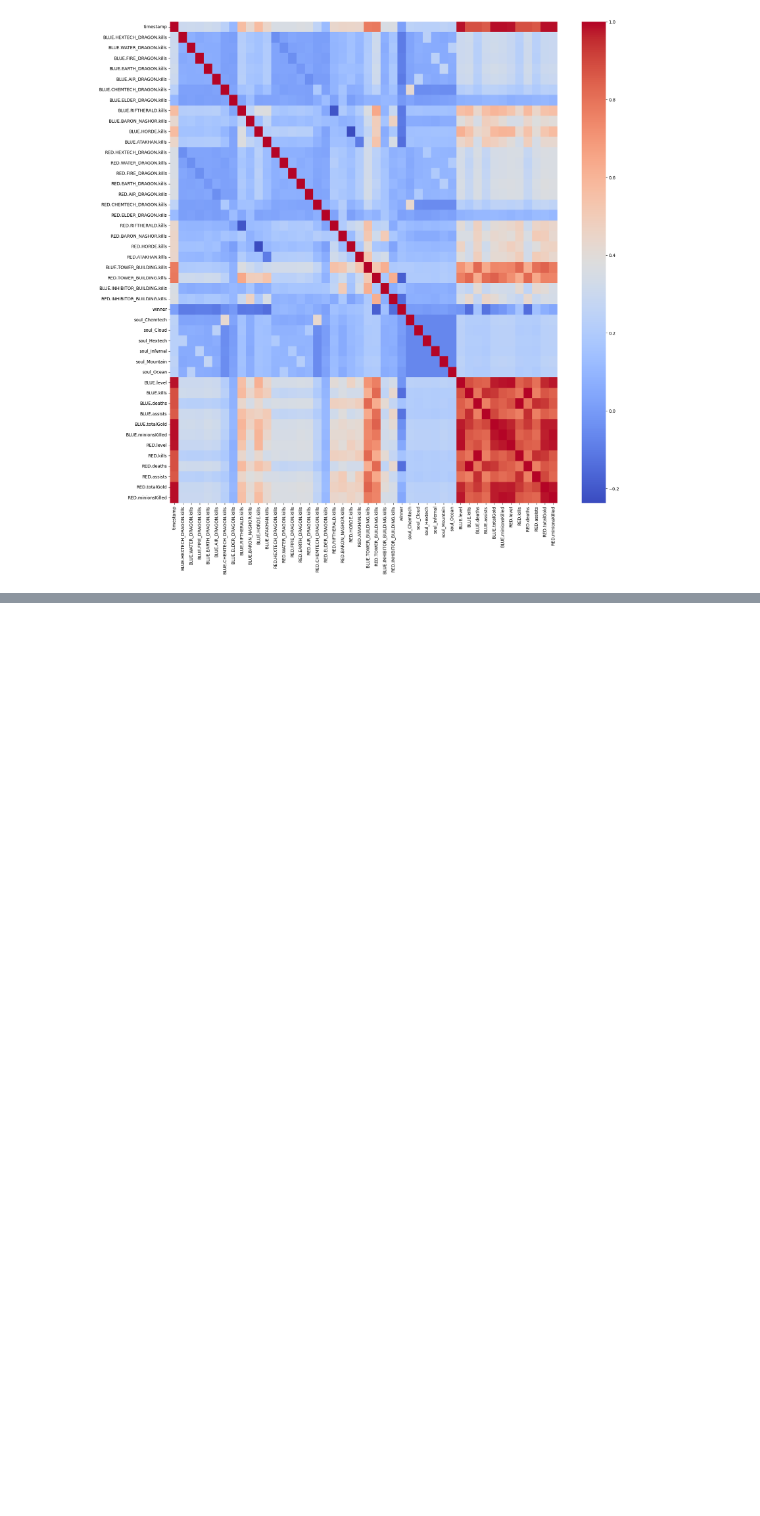
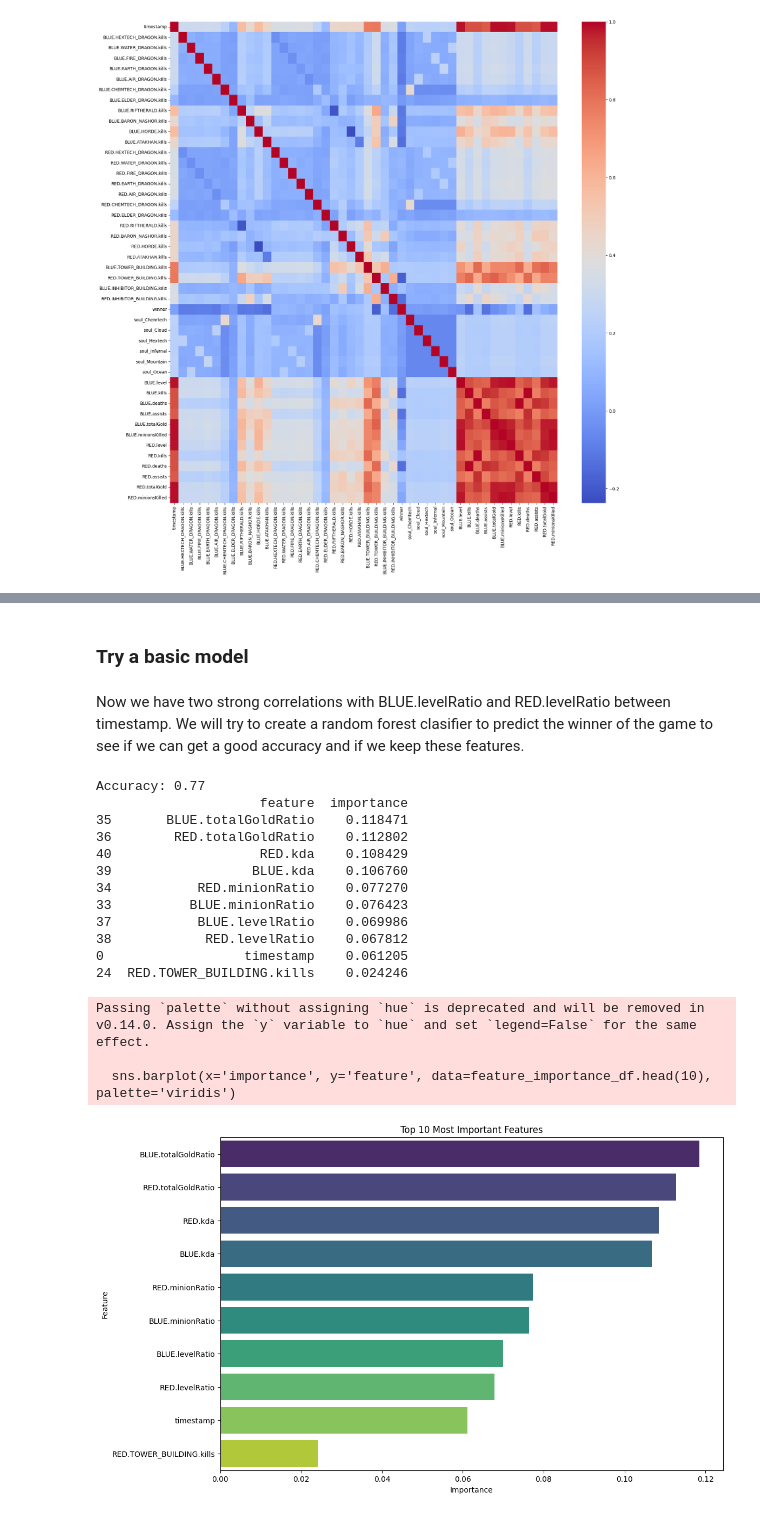
Before and after one commit to YoungSnoww/LeagueOfLegendsModelBenchmark, a Jupyter notebook: datasets/data.ipynb, the cells around one changed output, grey strips where cells are left out. Cells and saved outputs as stored; diff of their text form; code cells hidden in the pictures; blank space fills up the shorter version.

```diff
--- a/datasets/data.ipynb
+++ b/datasets/data.ipynb
@@ -315,0 +289,67 @@ plt.show()
+# %% [markdown]
+### Try a basic model
+# %% [markdown]
+Now we have two strong correlations with BLUE.levelRatio and RED.levelRatio between timestamp. We will try to create a random forest clasifier to predict the winner of the game to see if we can get a good accuracy and if we keep these features.
+# %%
+# Split the data into features and target
+X = df_challenger.drop('winner', axis=1)
+y = df_challenger['winner']
+
+# Replace infinite values with NaN
+X.replace([np.inf, -np.inf], np.nan, inplace=True)
+
+# Fill NaN values with the mean of the column
+X.fillna(X.mean(), inplace=True)
+
+# Split the data into training and testing sets
+X_train, X_test, y_train, y_test = train_test_split(X, y, test_size=0.2, random_state=42)
+
+# Initialize the random forest classifier
+rf_classifier = RandomForestClassifier(random_state=42)
+
+# Train the classifier
+rf_classifier.fit(X_train, y_train)
+
+# Make predictions on the test set
+y_pred = rf_classifier.predict(X_test)
+
+# Calculate the accuracy of the classifier
+accuracy = accuracy_score(y_test, y_pred)
+print(f'Accuracy: {accuracy:.2f}')
+
+# Calculate the feature importances
+feature_importances = rf_classifier.feature_importances_
+
+# Create a dataframe to store the feature importances
+feature_importance_df = pd.DataFrame({'feature': X.columns, 'importance': feature_importances})
+
+# Sort the dataframe by feature importance
+feature_importance_df = feature_importance_df.sort_values('importance', ascending=False)
+
+# Display the top 10 most important features
+print(feature_importance_df.head(10))
+
+# Plot the feature importances
+plt.figure(figsize=(12, 8))
+sns.barplot(x='importance', y='feature', data=feature_importance_df.head(10), palette='viridis')
+plt.title('Top 10 Most Important Features')
+plt.xlabel('Importance')
+plt.ylabel('Feature')
+plt.show()
+# %% [output]
+Accuracy: 0.77
+                     feature  importance
+35       BLUE.totalGoldRatio    0.118471
+36        RED.totalGoldRatio    0.112802
+40                   RED.kda    0.108429
+39                  BLUE.kda    0.106760
+34           RED.minionRatio    0.077270
+33          BLUE.minionRatio    0.076423
+37           BLUE.levelRatio    0.069986
+38            RED.levelRatio    0.067812
+0                  timestamp    0.061205
+24  RED.TOWER_BUILDING.kills    0.024246
+Passing `palette` without assigning `hue` is deprecated and will be removed in v0.14.0. Assign the `y` variable to `hue` and set `legend=False` for the same effect.
+
+  sns.barplot(x='importance', y='feature', data=feature_importance_df.head(10), palette='viridis')
+[figure, added]
```
Also changed, not shown: parts of 17 cells of this notebook.
